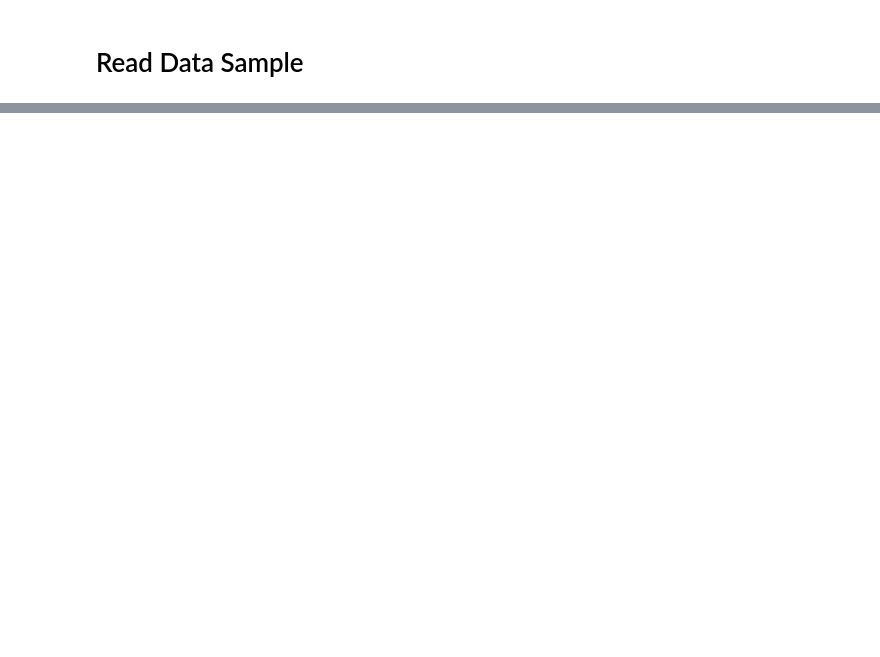
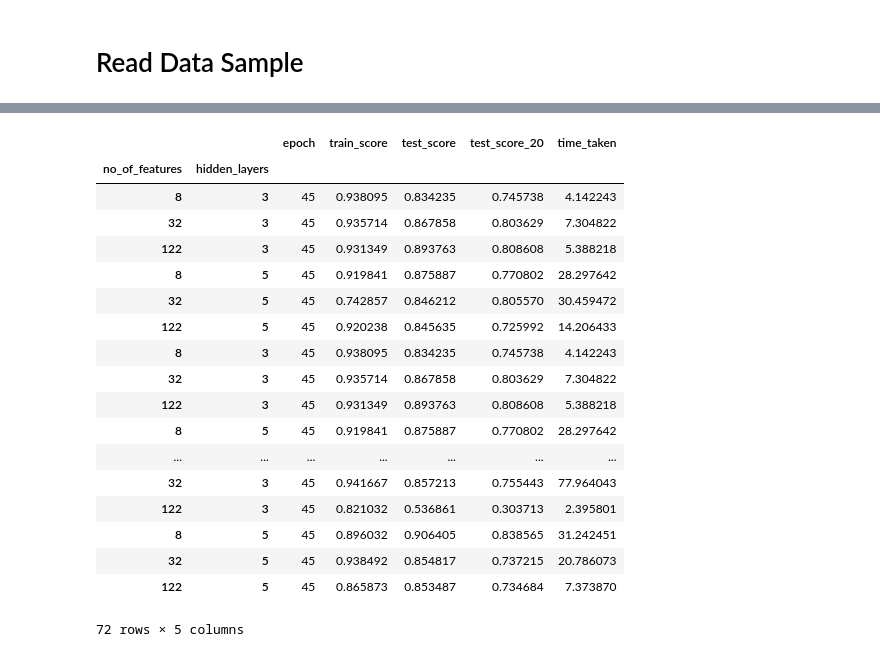
Before and after one commit to rkmalaiya/network_anomaly_detection_deep_learning, a Jupyter notebook: tf_vae_only_nsl_kdd-.ipynb, the cells around one changed output, grey strips where cells are left out. Cells and saved outputs as stored; diff of their text form; code cells hidden in the pictures; blank space fills up the shorter version.

```diff
--- a/tf_vae_only_nsl_kdd-.ipynb
+++ b/tf_vae_only_nsl_kdd-.ipynb
@@ -374,0 +422,22 @@ Normalized confusion matrix
+# %%
+past_scores
+# %% [output]
+|  |  | epoch | train_score | test_score | test_score_20 | time_taken |
+| no_of_features | hidden_layers |  |  |  |  |  |
+| 8 | 3 | 45 | 0.938095 | 0.834235 | 0.745738 | 4.142243 |
+| 32 | 3 | 45 | 0.935714 | 0.867858 | 0.803629 | 7.304822 |
+| 122 | 3 | 45 | 0.931349 | 0.893763 | 0.808608 | 5.388218 |
+| 8 | 5 | 45 | 0.919841 | 0.875887 | 0.770802 | 28.297642 |
+| 32 | 5 | 45 | 0.742857 | 0.846212 | 0.805570 | 30.459472 |
+| 122 | 5 | 45 | 0.920238 | 0.845635 | 0.725992 | 14.206433 |
+| 8 | 3 | 45 | 0.938095 | 0.834235 | 0.745738 | 4.142243 |
+| 32 | 3 | 45 | 0.935714 | 0.867858 | 0.803629 | 7.304822 |
+| 122 | 3 | 45 | 0.931349 | 0.893763 | 0.808608 | 5.388218 |
+| 8 | 5 | 45 | 0.919841 | 0.875887 | 0.770802 | 28.297642 |
+| ... | ... | ... | ... | ... | ... | ... |
+| 32 | 3 | 45 | 0.941667 | 0.857213 | 0.755443 | 77.964043 |
+| 122 | 3 | 45 | 0.821032 | 0.536861 | 0.303713 | 2.395801 |
+| 8 | 5 | 45 | 0.896032 | 0.906405 | 0.838565 | 31.242451 |
+| 32 | 5 | 45 | 0.938492 | 0.854817 | 0.737215 | 20.786073 |
+| 122 | 5 | 45 | 0.865873 | 0.853487 | 0.734684 | 7.373870 |
+72 rows × 5 columns
```
Also changed, not shown: parts of 17 cells of this notebook, 13 other files.
